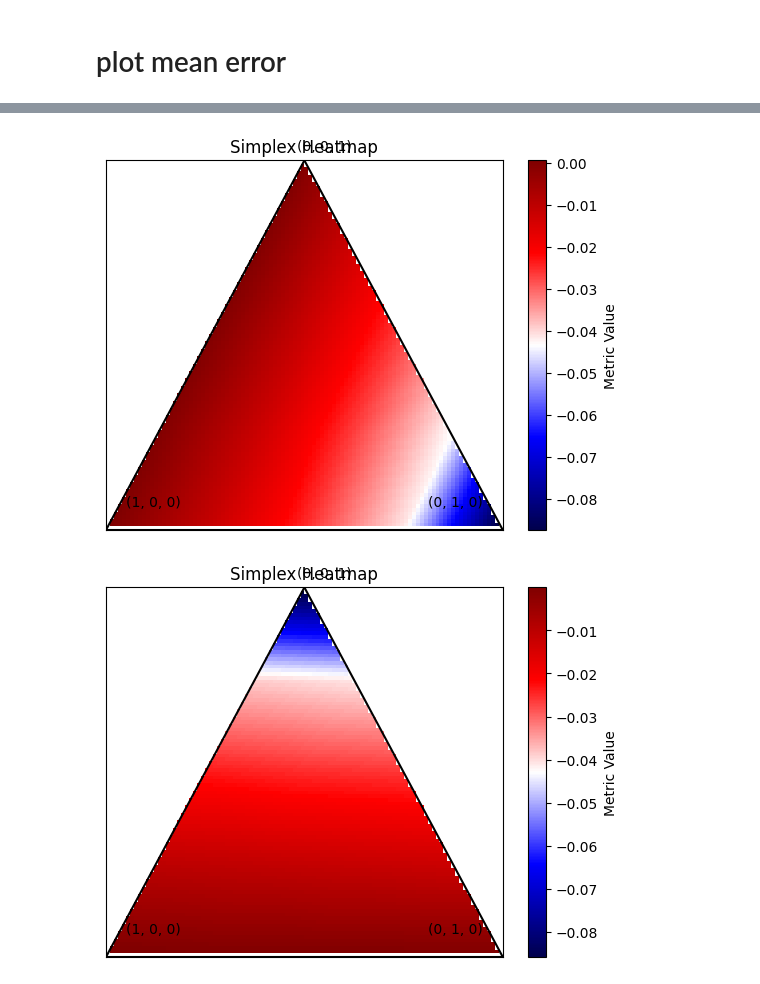
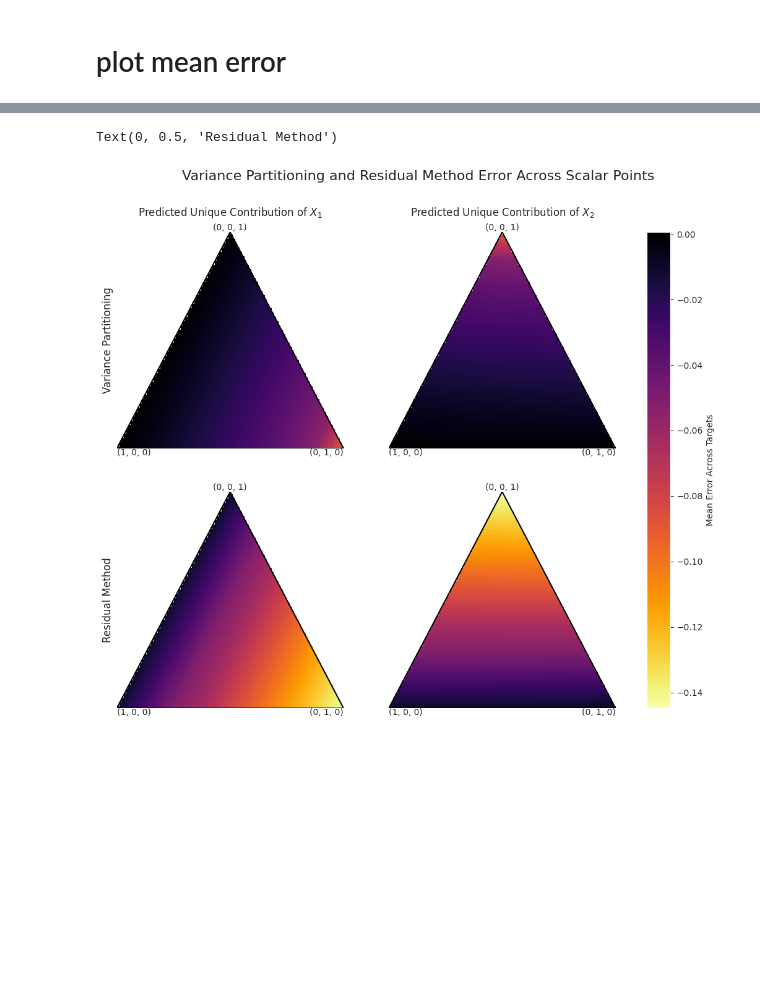
Before and after one commit to leo-schultheiss/compare_variance_residual, a Jupyter notebook: compare_variance_residual/plot_simplex.ipynb, the cells around one changed output, grey strips where cells are left out. Drawn from its saved outputs; the diff is of its cells as text; code cells hidden in the pictures; blank space fills up the shorter version.

Commit message:
update simplex plotting

```diff
--- a/compare_variance_residual/plot_simplex.ipynb
+++ b/compare_variance_residual/plot_simplex.ipynb
@@ -260,8 +288,27 @@ vp_x1_unique_mean: -0.00019618051663028, vp_x2_unique_mean: 0.9121932253049999,
 # %%
-plot_simplex(vp_x1_errors)
-plot_simplex(vp_x2_errors)
-plot_simplex(rm_x1_errors)
-plot_simplex(rm_x2_errors)
+fig, axs = plt.subplots(2, 2, figsize=(13, 10))
+
+min_total = min(min(vp_x1_mean_errors), min(vp_x2_mean_errors), min(rm_x1_mean_errors), min(rm_x2_mean_errors))
+max_total = max(max(vp_x1_mean_errors), max(vp_x2_mean_errors), max(rm_x1_mean_errors), max(rm_x2_mean_errors))
+
+_, _, im_vp_x1 = plot_simplex(vp_x1_mean_errors, ax=axs[0, 0], min_total=min_total, max_total=max_total)
+_, _, im_vp_x2 = plot_simplex(vp_x2_mean_errors, ax=axs[0, 1], min_total=min_total, max_total=max_total)
+_, _, im_rm_x1 = plot_simplex(rm_x1_mean_errors, ax=axs[1, 0], min_total=min_total, max_total=max_total)
+_, _, im_rm_x2 = plot_simplex(rm_x2_mean_errors, ax=axs[1, 1], min_total=min_total, max_total=max_total)
+
+# add colorbar based on max values to figure
+cbar = fig.colorbar(im_vp_x1, ax=axs)
+cbar.set_label('Mean Error Across Targets')
+
+fig.suptitle("Variance Partitioning and Residual Method Error Across Scalar Points", fontsize=16)
+
+# add column wise titles
+axs[0, 0].set_title(r'Predicted Unique Contribution of $X_1$', y=1.05, fontsize=12)
+axs[0, 1].set_title(r'Predicted Unique Contribution of $X_2$', y=1.05, fontsize=12)
+
+# add row titles
+axs[0, 0].set_ylabel(r'Variance Partitioning', fontsize=12)
+axs[1, 0].set_ylabel(r'Residual Method', fontsize=12)
 # %% [output]
+Text(0, 0.5, 'Residual Method')
-[figure, old version]
+[figure, new version]
-[figure, removed]
```
Also changed, not shown: parts of 7 cells of this notebook.
